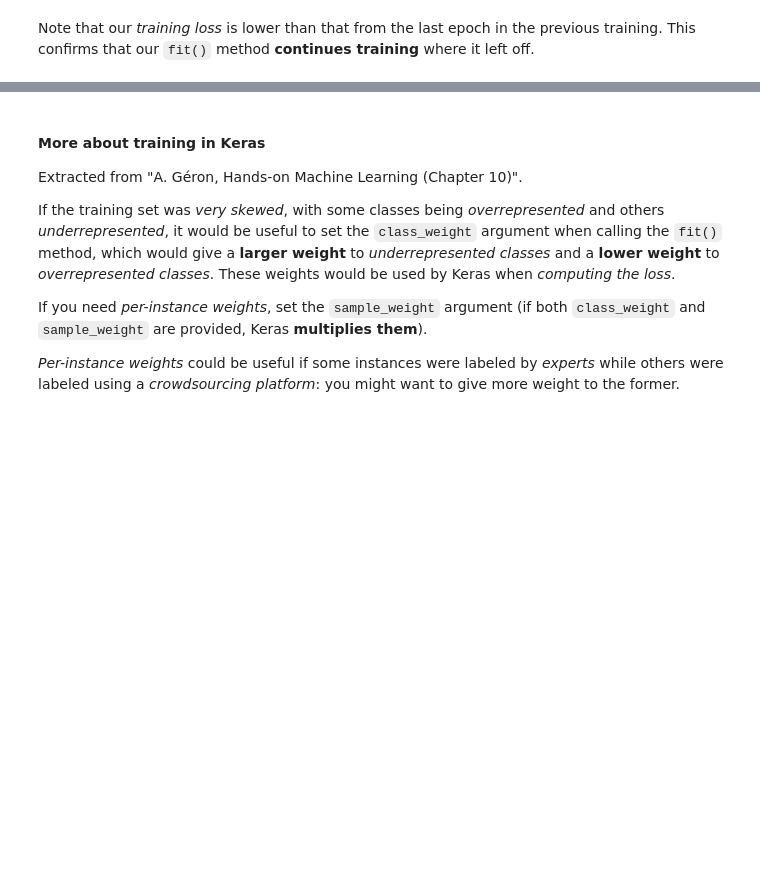
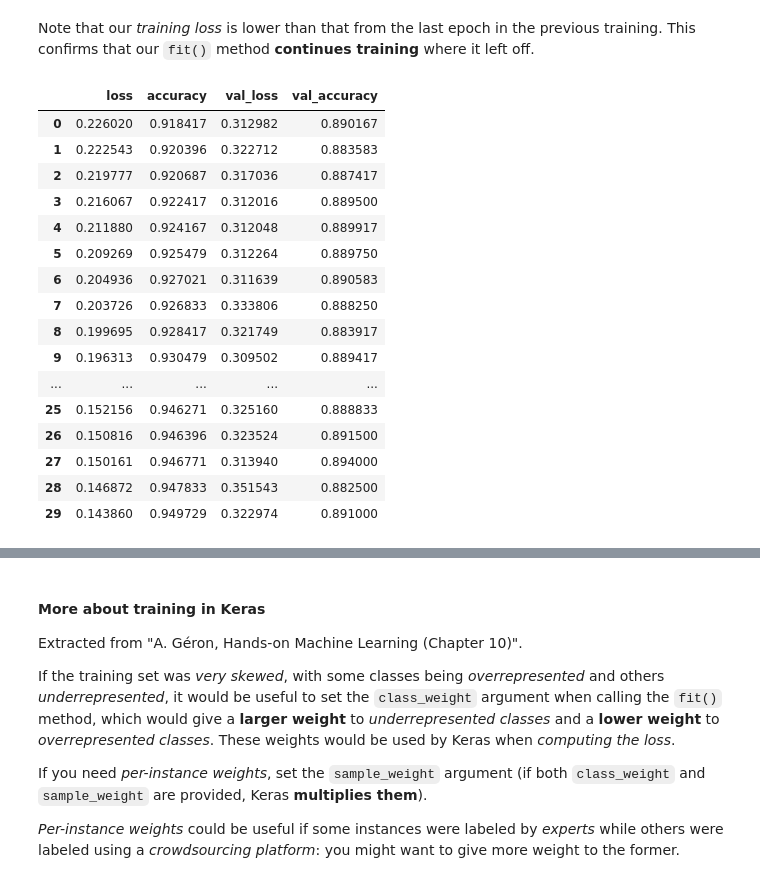
Before and after one commit to iamsamucoding/IFSP-CMP-D3APL-2023.1, a Jupyter notebook: mlp/mlp_keras_v1.ipynb, the cells around one changed output, grey strips where cells are left out. Cells and saved outputs as stored; diff of their text form; code cells hidden in the pictures; blank space fills up the shorter version.

```diff
--- a/mlp/mlp_keras_v1.ipynb
+++ b/mlp/mlp_keras_v1.ipynb
@@ -332,2 +607,26 @@ history = model.fit(X_train, y_train, epochs=30, batch_size=32, validation_split
 # %% [markdown]
 Note that our _training loss_ is lower than that from the last epoch in the previous training. This confirms that our `fit()` method **continues training** where it left off.
+# %%
+import pandas as pd
+import matplotlib.pyplot as plt
+
+history_df = pd.DataFrame(history.history)
+history_df
+# %% [output]
+|  | loss | accuracy | val_loss | val_accuracy |
+| 0 | 0.226020 | 0.918417 | 0.312982 | 0.890167 |
+| 1 | 0.222543 | 0.920396 | 0.322712 | 0.883583 |
+| 2 | 0.219777 | 0.920687 | 0.317036 | 0.887417 |
+| 3 | 0.216067 | 0.922417 | 0.312016 | 0.889500 |
+| 4 | 0.211880 | 0.924167 | 0.312048 | 0.889917 |
+| 5 | 0.209269 | 0.925479 | 0.312264 | 0.889750 |
+| 6 | 0.204936 | 0.927021 | 0.311639 | 0.890583 |
+| 7 | 0.203726 | 0.926833 | 0.333806 | 0.888250 |
+| 8 | 0.199695 | 0.928417 | 0.321749 | 0.883917 |
+| 9 | 0.196313 | 0.930479 | 0.309502 | 0.889417 |
+| ... | ... | ... | ... | ... |
+| 25 | 0.152156 | 0.946271 | 0.325160 | 0.888833 |
+| 26 | 0.150816 | 0.946396 | 0.323524 | 0.891500 |
+| 27 | 0.150161 | 0.946771 | 0.313940 | 0.894000 |
+| 28 | 0.146872 | 0.947833 | 0.351543 | 0.882500 |
+| 29 | 0.143860 | 0.949729 | 0.322974 | 0.891000 |
```
Also changed, not shown: parts of 43 cells of this notebook, 1 other file.
